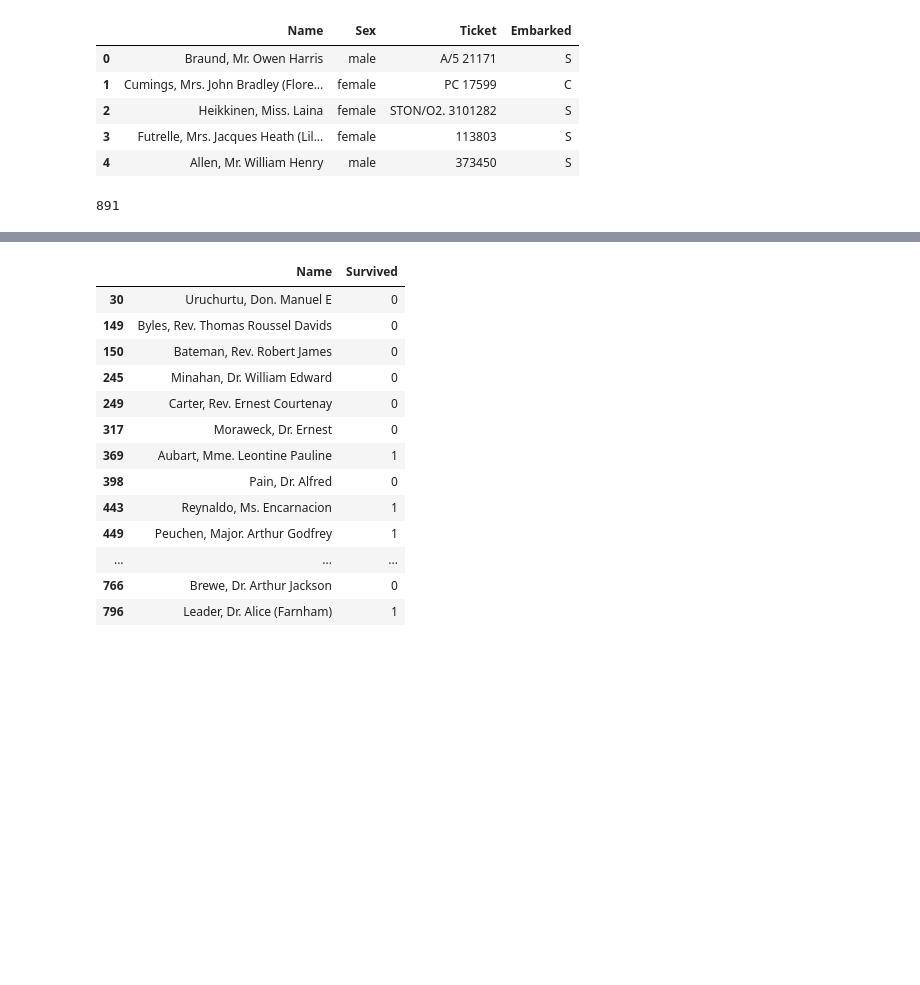
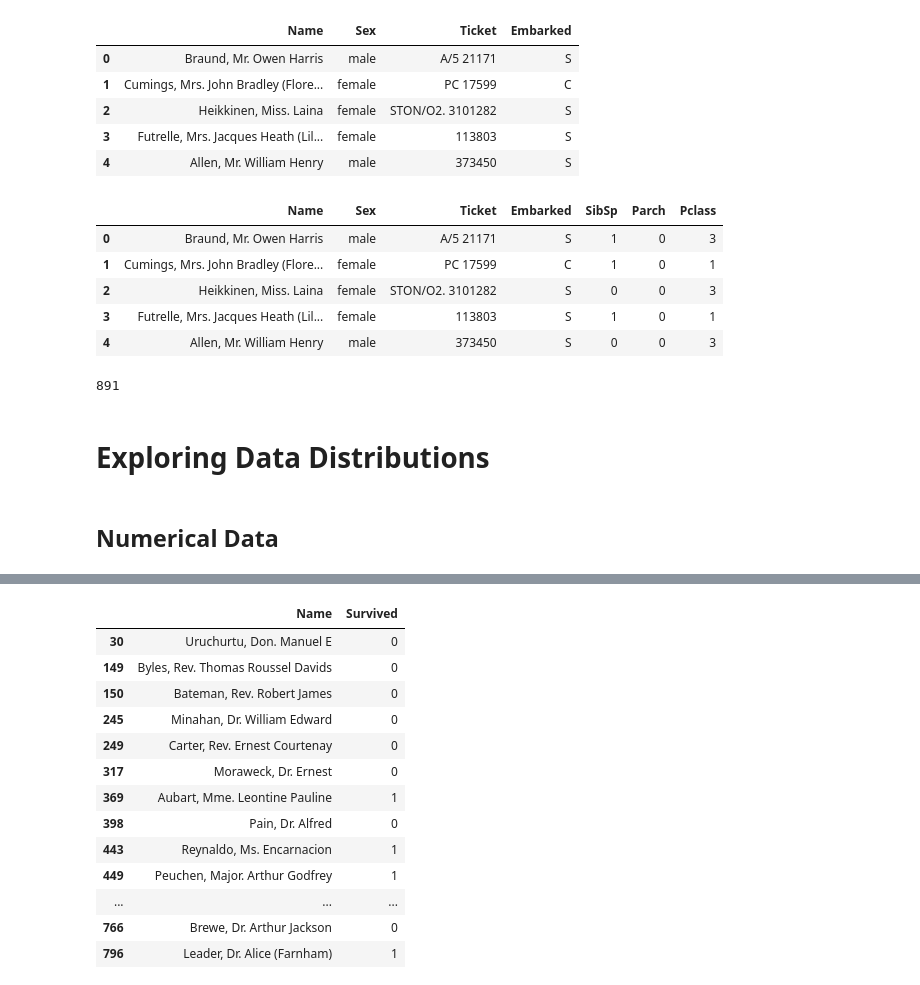
Before and after one commit to marcoeferro/EDA-exercises, a Jupyter notebook: titanic/EDA.ipynb, the cells around one changed output, grey strips where cells are left out. Cells and saved outputs as stored; diff of their text form; code cells hidden in the pictures; blank space fills up the shorter version.

```diff
--- a/titanic/EDA.ipynb
+++ b/titanic/EDA.ipynb
@@ -102,4 +102,6 @@ dtypes: float64(2), int64(5), object(4)
 memory usage: 76.7+ KB
 # %%
 df_numeric = df.select_dtypes(["int64","float64"])
-df_categoric = df.select_dtypes("object")
+target = df_numeric["Survived"]
+df_objet = df.select_dtypes("object")
+df_categorical = df.select_dtypes("object")
@@ -106,3 +111,8 @@ df_categoric = df.select_dtypes("object")
+# %%
+#im moving Pclass, SibSp and Parch to a categorical df to have it separated
+df_categorical["SibSp"] = df_numeric["SibSp"]
+df_categorical["Parch"] = df_numeric["Parch"]
+df_categorical["Pclass"] = df_numeric["Pclass"]
 # %%
 df_numeric.head()
 # %% [output]
@@ -121,7 +131,20 @@ df_categoric.head()
 | 2 | Heikkinen, Miss. Laina | female | STON/O2. 3101282 | S |
 | 3 | Futrelle, Mrs. Jacques Heath (Lil... | female | 113803 | S |
 | 4 | Allen, Mr. William Henry | male | 373450 | S |
+# %%
+df_categorical.head()
+# %% [output]
+|  | Name | Sex | Ticket | Embarked | SibSp | Parch | Pclass |
+| 0 | Braund, Mr. Owen Harris | male | A/5 21171 | S | 1 | 0 | 3 |
+| 1 | Cumings, Mrs. John Bradley (Flore... | female | PC 17599 | C | 1 | 0 | 1 |
+| 2 | Heikkinen, Miss. Laina | female | STON/O2. 3101282 | S | 0 | 0 | 3 |
+| 3 | Futrelle, Mrs. Jacques Heath (Lil... | female | 113803 | S | 1 | 0 | 1 |
+| 4 | Allen, Mr. William Henry | male | 373450 | S | 0 | 0 | 3 |
 # %%
 df_numeric["PassengerId"].nunique()
 # %% [output]
 891
+# %% [markdown]
+# Exploring Data Distributions
+# %% [markdown]
+## Numerical Data
```
Also changed, not shown: parts of 10 cells of this notebook.
